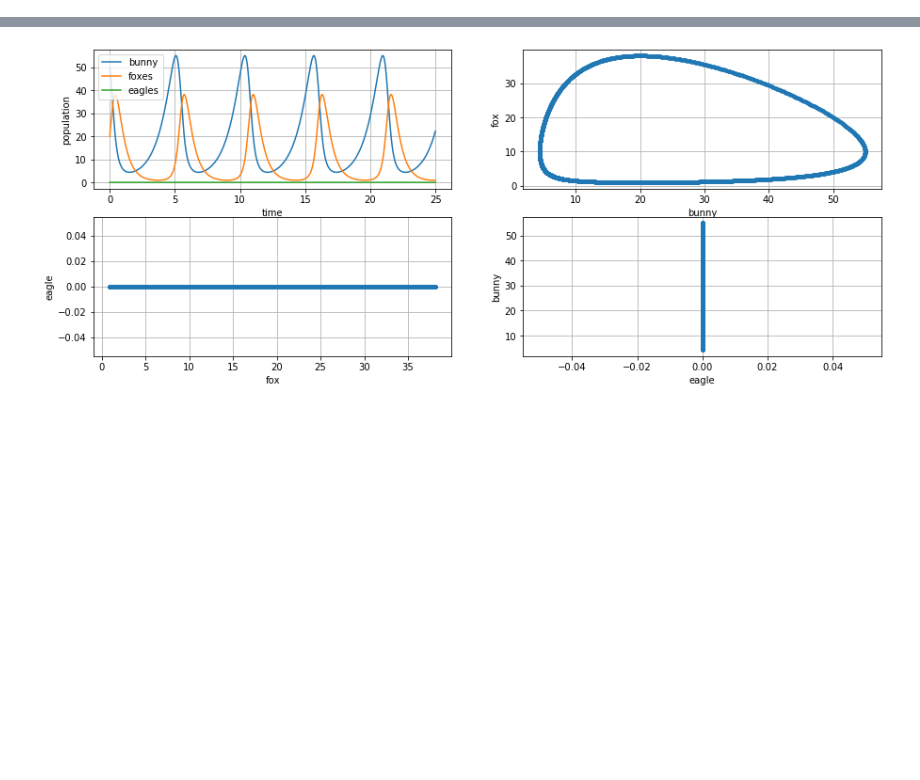
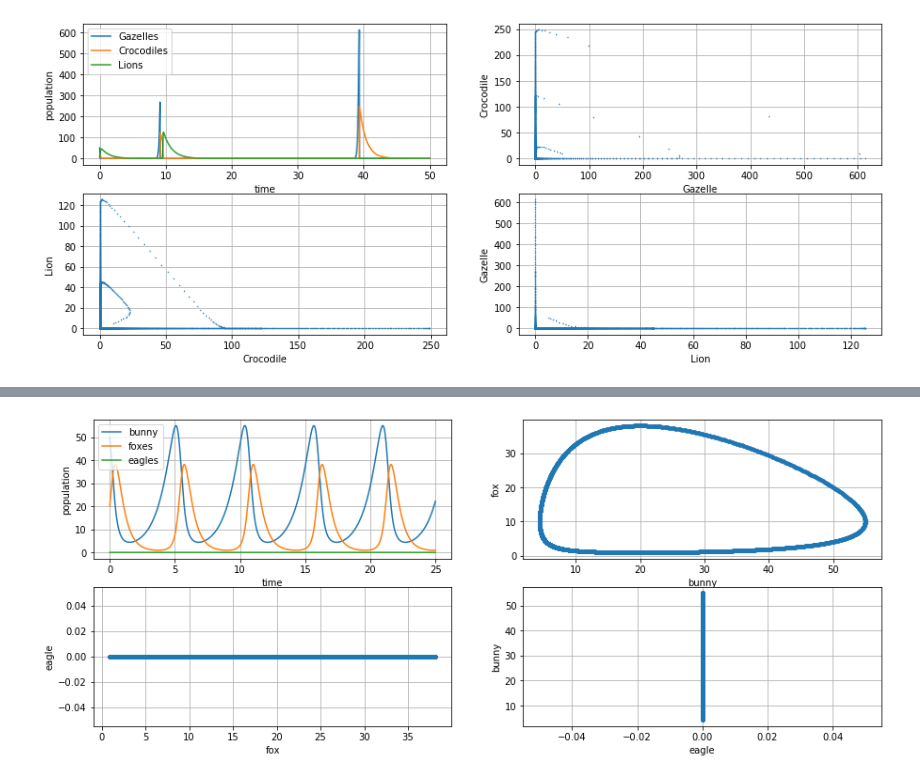
Before and after one commit to thatmariia/ModellingODE, a Jupyter notebook: Lotka Volterra.ipynb, the cells around one changed output, grey strips where cells are left out. Cells and saved outputs as stored; diff of their text form; code cells hidden in the pictures; blank space fills up the shorter version.

```diff
--- a/Lotka Volterra.ipynb
+++ b/Lotka Volterra.ipynb
@@ -145,3 +147,7 @@ solve_pop3d(10, 1, 1.3, 0.1, 0.5, 1.3, 0.02, 0.2, 0.8, 1000, 0.8, 1, 0.1, 1, 50,
+# %%
+solve_pop(10, 2, 1.3, 0.8, 1, 0.3, 0.6, 0.5, 0.8, 1000,0.8, 1, 0.1, 1, 50, 10,5)
+# %% [output]
+[figure, added]
 # %%
 solve_pop(10, 1, 1.3, 0.1, 0.5, 1.3, 0.02, 0.2, 0.8, 1000, 0.8, 1, 0.1, 1, 50, 20, 5)
 # %% [output]
```
Also changed, not shown: parts of 11 cells of this notebook.
